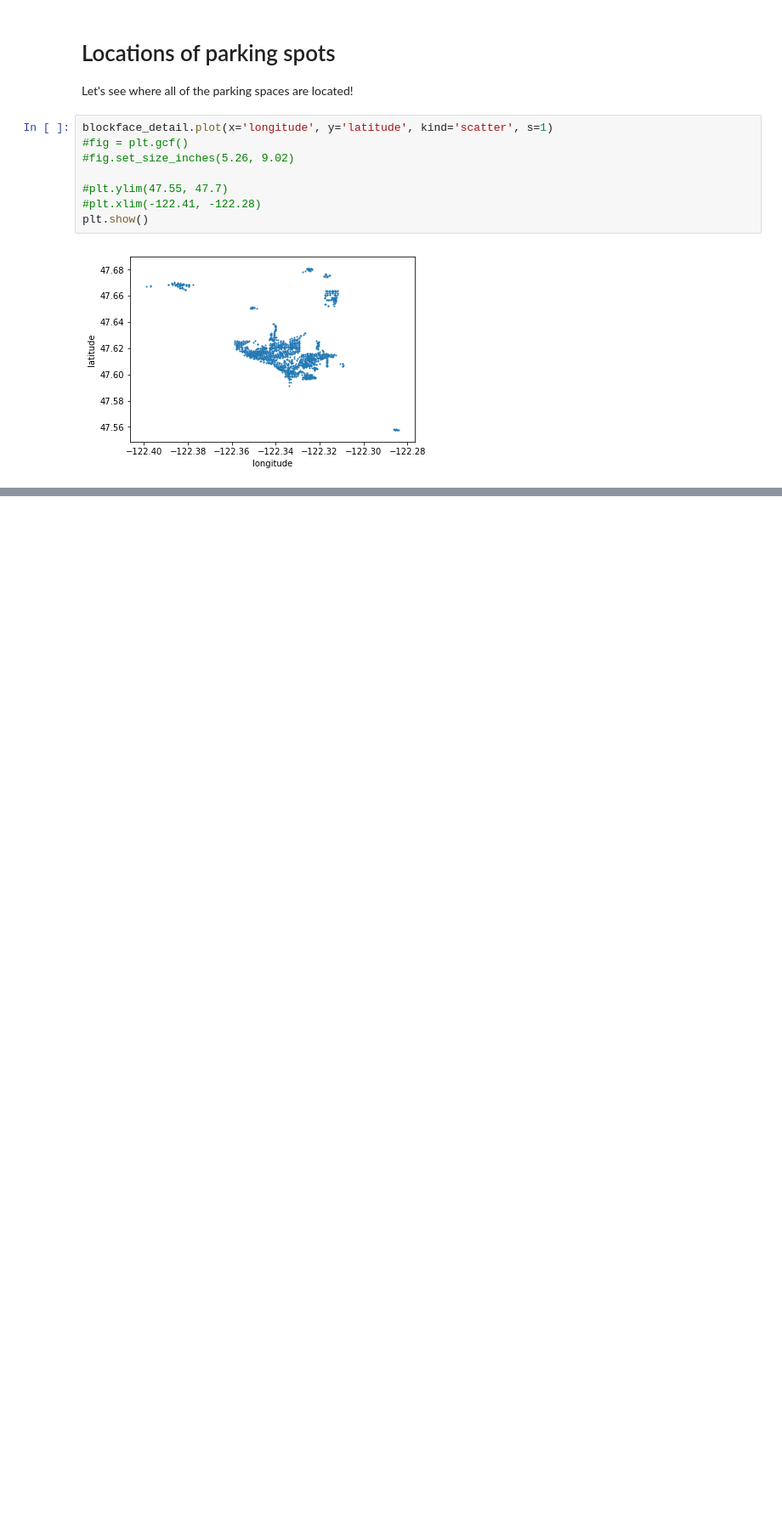
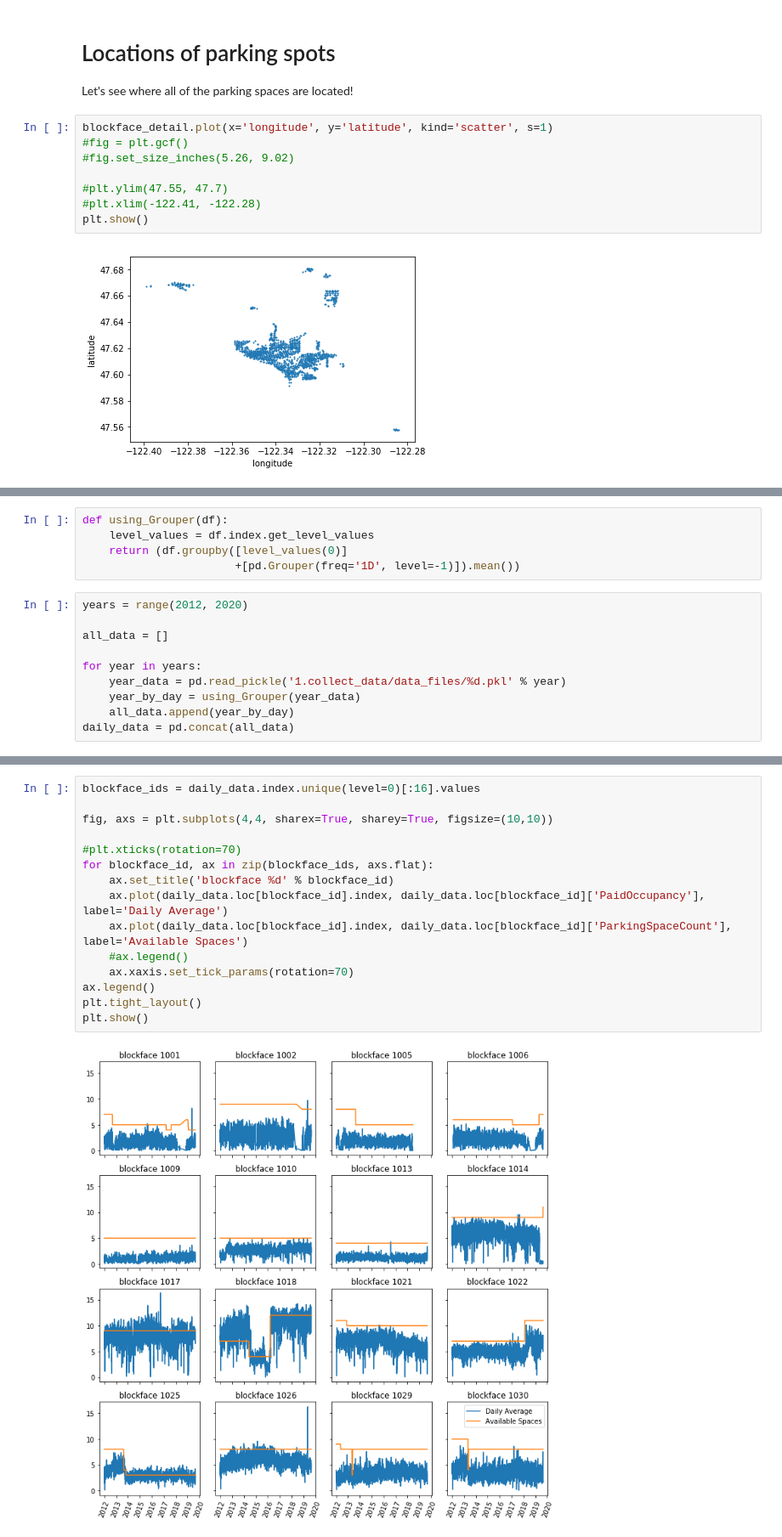
Before and after one commit to mocohen/Capstone-Project-1, a Jupyter notebook: EDA.ipynb, the cells around one changed output, grey strips where cells are left out. Shown at 85% size. Drawn from its saved outputs; the diff is of its cells as text; blank space fills up the shorter version.

```diff
--- a/EDA.ipynb
+++ b/EDA.ipynb
@@ -58,0 +79,15 @@ plt.savefig('parking_overlaid.png')
+# %%
+def using_Grouper(df):
+    level_values = df.index.get_level_values
+    return (df.groupby([level_values(0)]
+                       +[pd.Grouper(freq='1D', level=-1)]).mean())
+# %%
+years = range(2012, 2020)
+
+all_data = []
+
+for year in years:
+    year_data = pd.read_pickle('1.collect_data/data_files/%d.pkl' % year)
+    year_by_day = using_Grouper(year_data)
+    all_data.append(year_by_day)
+daily_data = pd.concat(all_data)
@@ -58,0 +122,17 @@ plt.savefig('parking_overlaid.png')
+# %%
+blockface_ids = daily_data.index.unique(level=0)[:16].values
+
+fig, axs = plt.subplots(4,4, sharex=True, sharey=True, figsize=(10,10))
+
+#plt.xticks(rotation=70)
+for blockface_id, ax in zip(blockface_ids, axs.flat):
+    ax.set_title('blockface %d' % blockface_id)
+    ax.plot(daily_data.loc[blockface_id].index, daily_data.loc[blockface_id]['PaidOccupancy'], label='Daily Average')
+    ax.plot(daily_data.loc[blockface_id].index, daily_data.loc[blockface_id]['ParkingSpaceCount'], label='Available Spaces')
+    #ax.legend()
+    ax.xaxis.set_tick_params(rotation=70)
+ax.legend()
+plt.tight_layout()
+plt.show()
+# %% [output]
+[figure, added]
```
Also changed, not shown: parts of 18 cells of this notebook, 1 other file.
